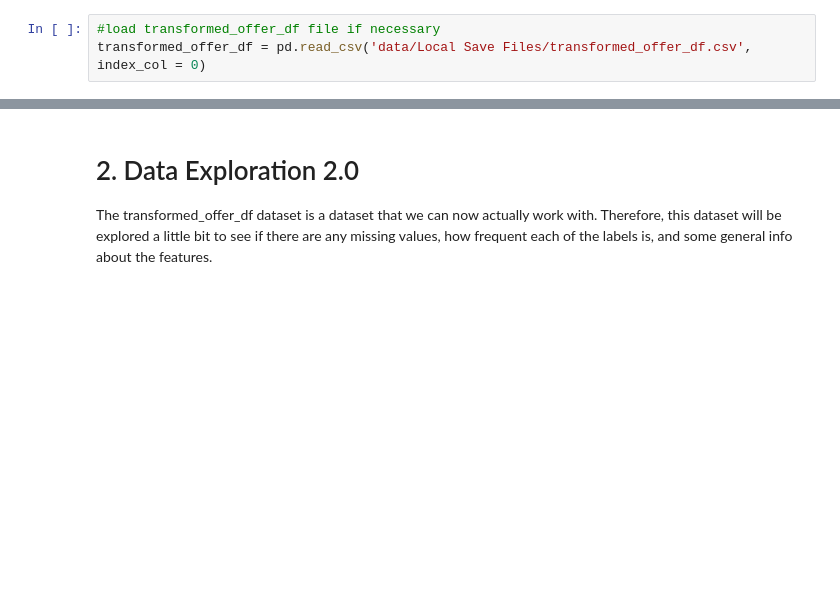
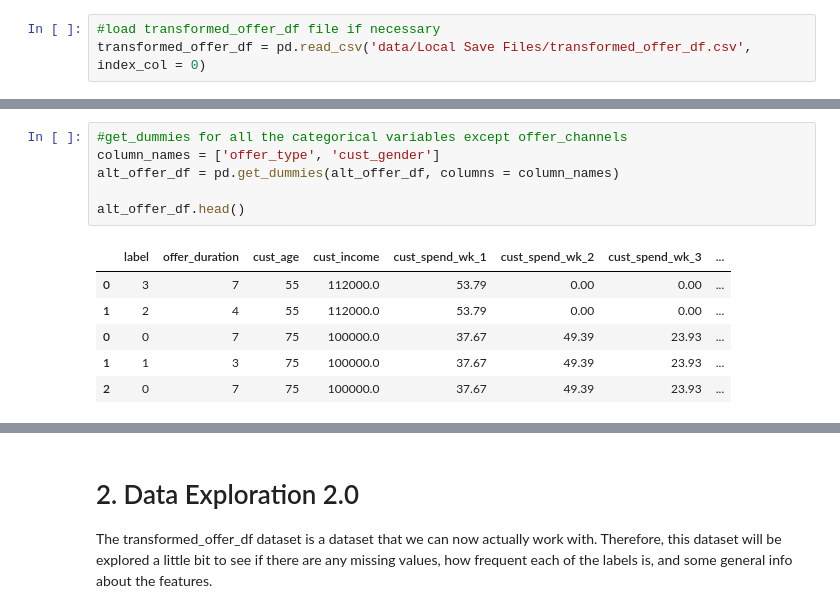
Before and after one commit to LucasAB11/Udacity_Capstone_Starbucks_App, a Jupyter notebook: Starbucks_Capstone_notebook.ipynb, the cells around one changed output, grey strips where cells are left out. Saved outputs shown, nothing was run; the diff lists cells and outputs as text; blank space fills up the shorter version.

```diff
--- a/Starbucks_Capstone_notebook.ipynb
+++ b/Starbucks_Capstone_notebook.ipynb
@@ -689,0 +705,13 @@ transformed_offer_df = pd.read_csv('data/Local Save Files/transformed_offer_df.c
+# %%
+#get_dummies for all the categorical variables except offer_channels
+column_names = ['offer_type', 'cust_gender']
+alt_offer_df = pd.get_dummies(alt_offer_df, columns = column_names)
+
+alt_offer_df.head()
+# %% [output]
+|  | label | offer_duration | cust_age | cust_income | cust_spend_wk_1 | cust_spend_wk_2 | cust_spend_wk_3 | ... |
+| 0 | 3 | 7 | 55 | 112000.0 | 53.79 | 0.00 | 0.00 | ... |
+| 1 | 2 | 4 | 55 | 112000.0 | 53.79 | 0.00 | 0.00 | ... |
+| 0 | 0 | 7 | 75 | 100000.0 | 37.67 | 49.39 | 23.93 | ... |
+| 1 | 1 | 3 | 75 | 100000.0 | 37.67 | 49.39 | 23.93 | ... |
+| 2 | 0 | 7 | 75 | 100000.0 | 37.67 | 49.39 | 23.93 | ... |
```
Also changed, not shown: parts of 36 cells of this notebook, 2 other files.
